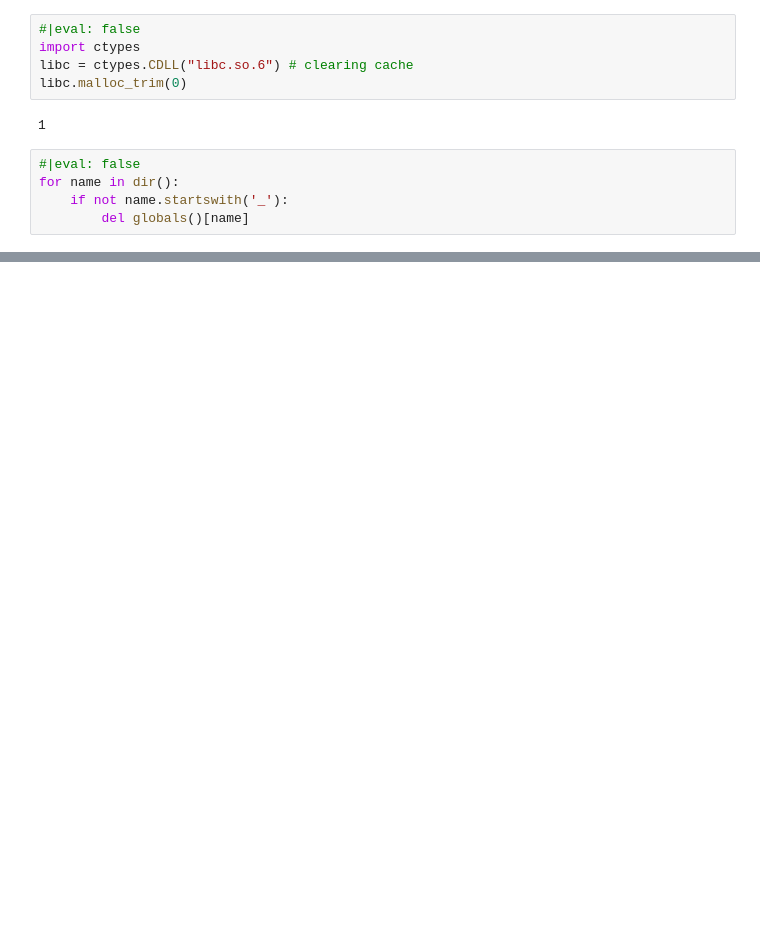
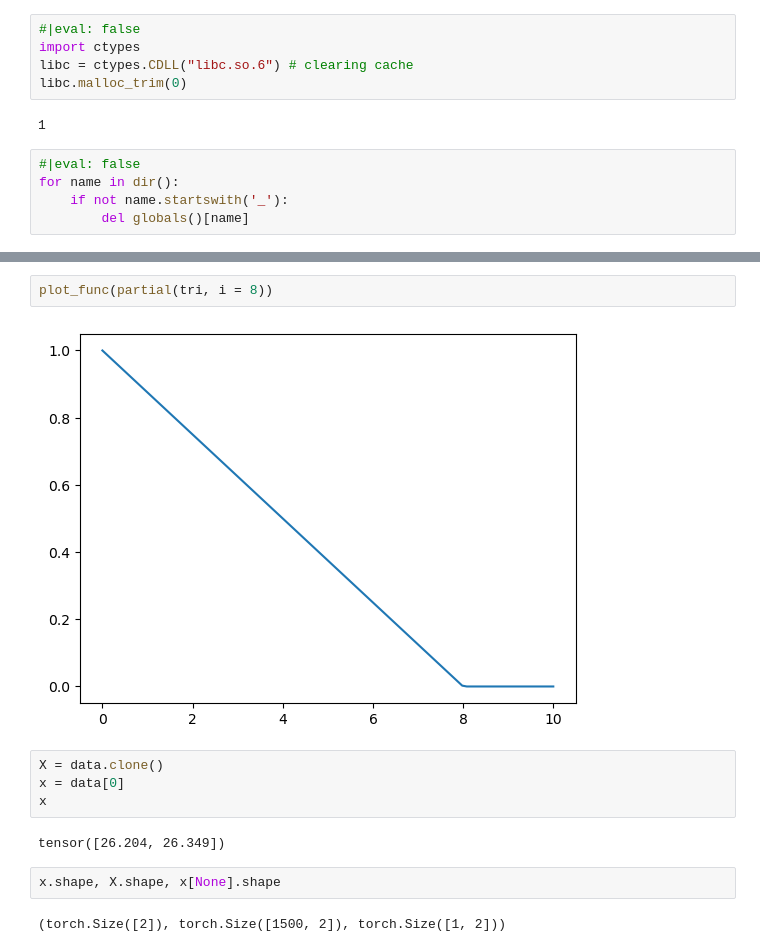
Before and after one commit to bthek1/fastAIcourse, a Jupyter notebook: nbs/120_matrix.ipynb, the cells around one changed output, grey strips where cells are left out. Saved outputs shown, nothing was run; the diff lists cells and outputs as text; blank space fills up the shorter version.

```diff
--- a/nbs/120_matrix.ipynb
+++ b/nbs/120_matrix.ipynb
@@ -1003,0 +1084,14 @@ for name in dir():
+# %%
+plot_func(partial(tri, i = 8))
+# %% [output]
+[figure, added]
+# %%
+X = data.clone()
+x = data[0]
+x
+# %% [output]
+tensor([26.204, 26.349])
+# %%
+x.shape, X.shape, x[None].shape
+# %% [output]
+(torch.Size([2]), torch.Size([1500, 2]), torch.Size([1, 2]))
```
Also changed, not shown: parts of 79 cells of this notebook, 2 other files.
